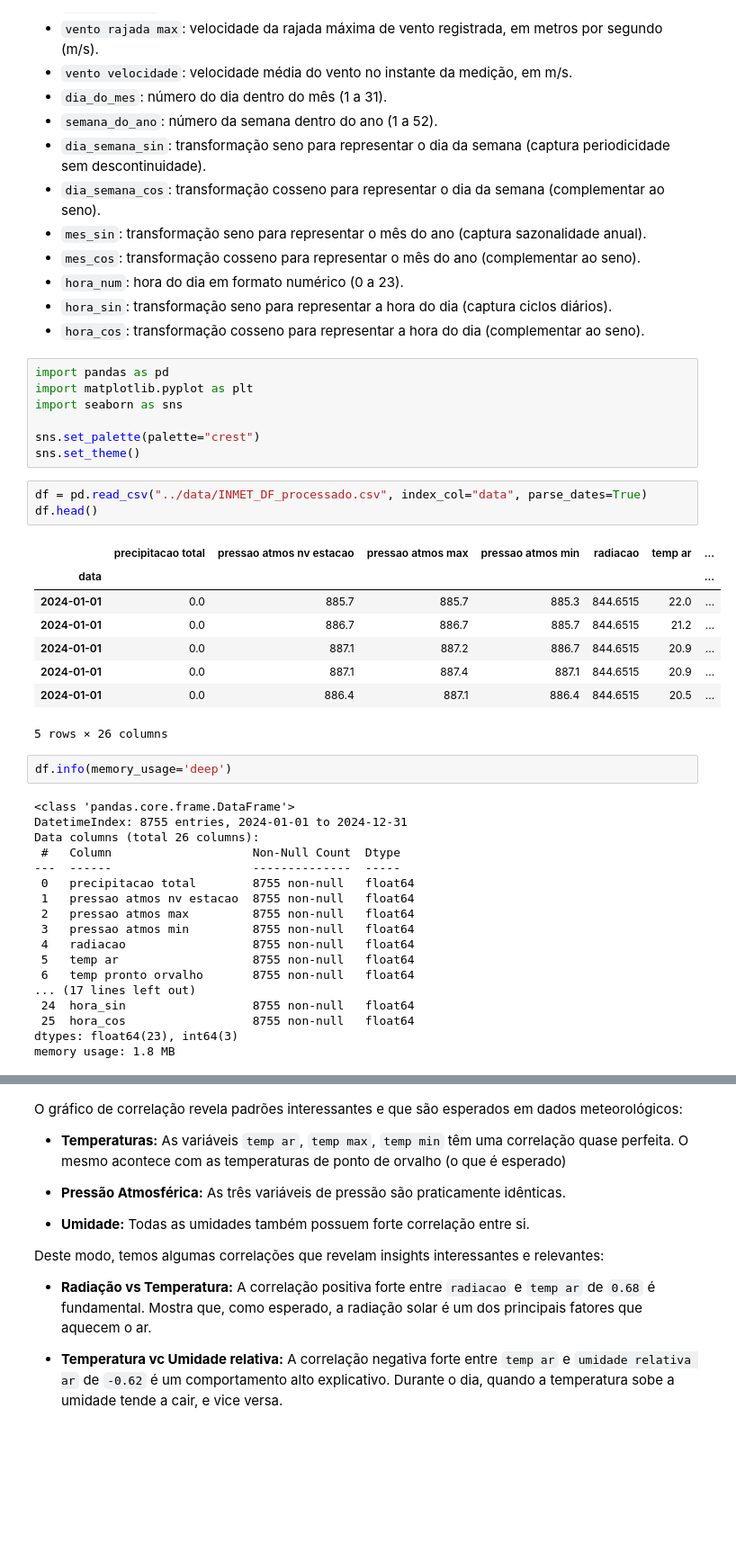
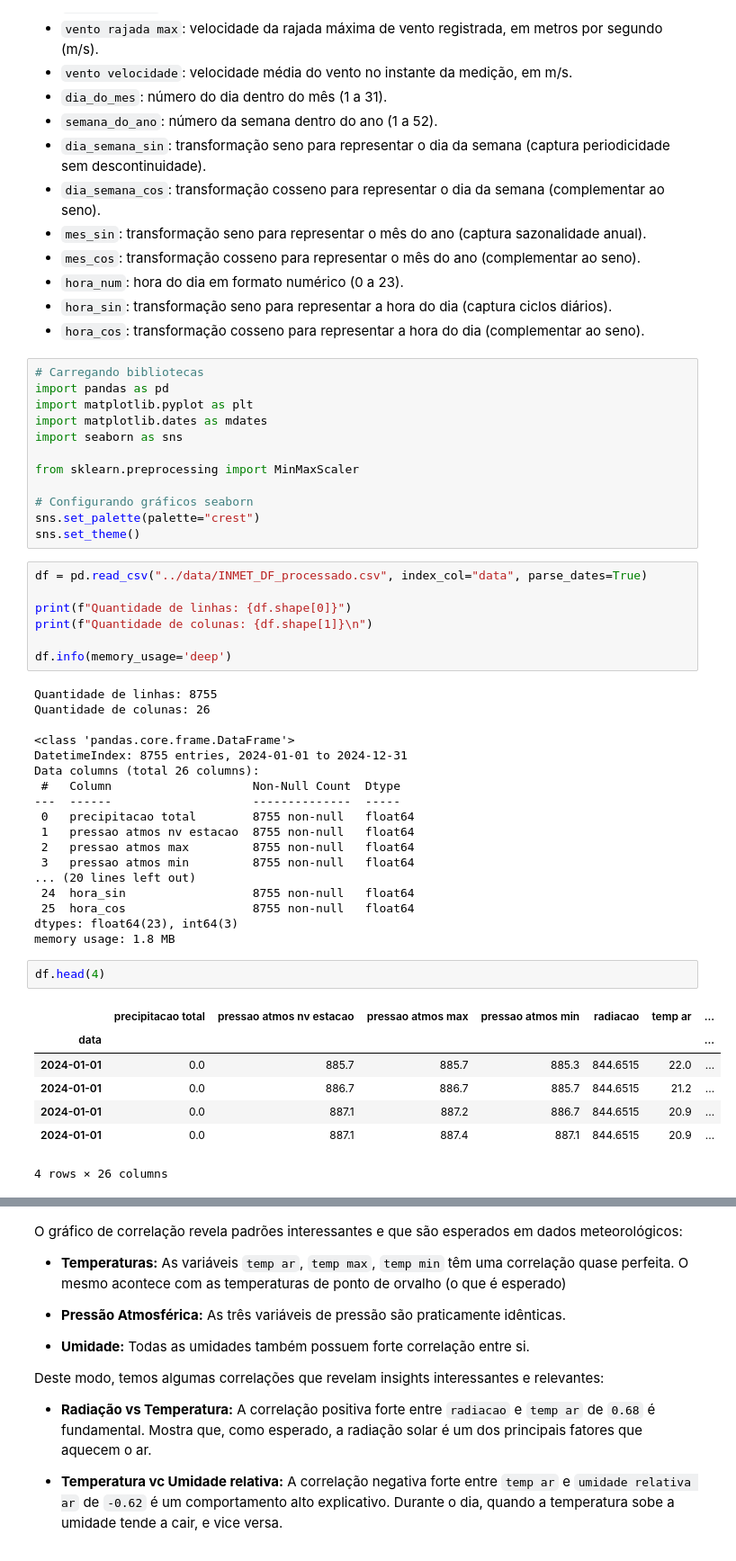
Before and after one commit to Mustasheep/brasilia-weather-forecasting, a Jupyter notebook: notebooks/02_eda.ipynb, the cells around one changed output, grey strips where cells are left out. Shown: that part at 90% size. Cells and saved outputs as stored; diff of their text form; blank space fills up the shorter version.

```diff
--- a/notebooks/02_eda.ipynb
+++ b/notebooks/02_eda.ipynb
@@ -30,42 +30,50 @@
 * `hora_sin`: transformação seno para representar a hora do dia (captura ciclos diários).
 * `hora_cos`: transformação cosseno para representar a hora do dia (complementar ao seno).
 # %%
+# Carregando bibliotecas
 import pandas as pd
 import matplotlib.pyplot as plt
+import matplotlib.dates as mdates
 import seaborn as sns
 
+from sklearn.preprocessing import MinMaxScaler
+
+# Configurando gráficos seaborn
 sns.set_palette(palette="crest")
 sns.set_theme()
 # %%
 df = pd.read_csv("../data/INMET_DF_processado.csv", index_col="data", parse_dates=True)
-df.head()
+
+print(f"Quantidade de linhas: {df.shape[0]}")
+print(f"Quantidade de colunas: {df.shape[1]}\n")
+
+df.info(memory_usage='deep')
 # %% [output]
-|  | precipitacao total | pressao atmos nv estacao | pressao atmos max | pressao atmos min | radiacao | temp ar | ... |
-| data |  |  |  |  |  |  | ... |
-| 2024-01-01 | 0.0 | 885.7 | 885.7 | 885.3 | 844.6515 | 22.0 | ... |
-| 2024-01-01 | 0.0 | 886.7 | 886.7 | 885.7 | 844.6515 | 21.2 | ... |
-| 2024-01-01 | 0.0 | 887.1 | 887.2 | 886.7 | 844.6515 | 20.9 | ... |
-| 2024-01-01 | 0.0 | 887.1 | 887.4 | 887.1 | 844.6515 | 20.9 | ... |
-| 2024-01-01 | 0.0 | 886.4 | 887.1 | 886.4 | 844.6515 | 20.5 | ... |
-5 rows × 26 columns
+Quantidade de linhas: 8755
+Quantidade de colunas: 26
+
+<class 'pandas.core.frame.DataFrame'>
+DatetimeIndex: 8755 entries, 2024-01-01 to 2024-12-31
+Data columns (total 26 columns):
+ #   Column                    Non-Null Count  Dtype
+---  ------                    --------------  -----
+ 0   precipitacao total        8755 non-null   float64
+ 1   pressao atmos nv estacao  8755 non-null   float64
+ 2   pressao atmos max         8755 non-null   float64
+ 3   pressao atmos min         8755 non-null   float64
+... (20 lines left out)
+ 24  hora_sin                  8755 non-null   float64
+ 25  hora_cos                  8755 non-null   float64
+dtypes: float64(23), int64(3)
+memory usage: 1.8 MB
 # %%
-df.info(memory_usage='deep')
+df.head(4)
 # %% [output]
+|  | precipitacao total | pressao atmos nv estacao | pressao atmos max | pressao atmos min | radiacao | temp ar | ... |
+| data |  |  |  |  |  |  | ... |
+| 2024-01-01 | 0.0 | 885.7 | 885.7 | 885.3 | 844.6515 | 22.0 | ... |
+| 2024-01-01 | 0.0 | 886.7 | 886.7 | 885.7 | 844.6515 | 21.2 | ... |
+| 2024-01-01 | 0.0 | 887.1 | 887.2 | 886.7 | 844.6515 | 20.9 | ... |
+| 2024-01-01 | 0.0 | 887.1 | 887.4 | 887.1 | 844.6515 | 20.9 | ... |
-<class 'pandas.core.frame.DataFrame'>
-DatetimeIndex: 8755 entries, 2024-01-01 to 2024-12-31
-Data columns (total 26 columns):
- #   Column                    Non-Null Count  Dtype
----  ------                    --------------  -----
- 0   precipitacao total        8755 non-null   float64
- 1   pressao atmos nv estacao  8755 non-null   float64
- 2   pressao atmos max         8755 non-null   float64
- 3   pressao atmos min         8755 non-null   float64
- 4   radiacao                  8755 non-null   float64
- 5   temp ar                   8755 non-null   float64
- 6   temp pronto orvalho       8755 non-null   float64
-... (17 lines left out)
- 24  hora_sin                  8755 non-null   float64
- 25  hora_cos                  8755 non-null   float64
-dtypes: float64(23), int64(3)
-memory usage: 1.8 MB
+4 rows × 26 columns
 # %%
```
Also changed, not shown: parts of 8 cells of this notebook.
